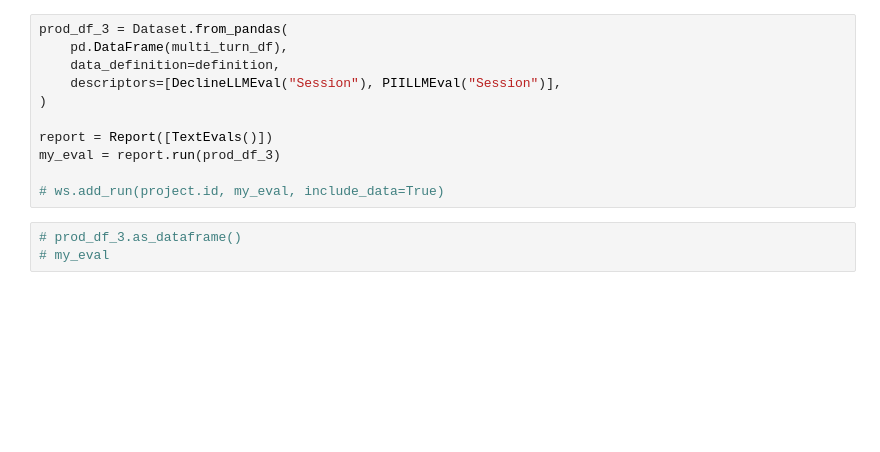
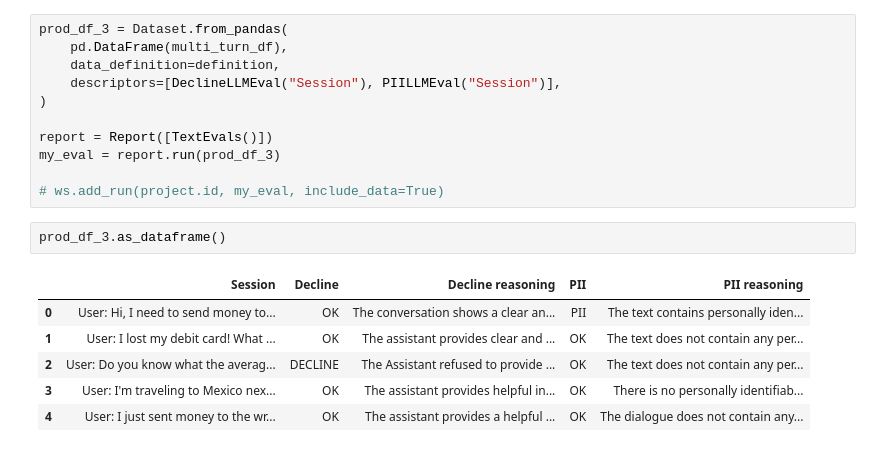
Before and after one commit to Python-Test-Engineer/llm-evaluation-framework, a Jupyter notebook: src/evidently/learn/02.2_reference_based_evals.ipynb, the cells around one changed output. Drawn from its saved outputs; the diff is of its cells as text; blank space fills up the shorter version.

```diff
--- a/src/evidently/learn/02.2_reference_based_evals.ipynb
+++ b/src/evidently/learn/02.2_reference_based_evals.ipynb
@@ -511,9 +511,15 @@ report = Report([TextEvals()])
 my_eval = report.run(prod_df_3)
 
 # ws.add_run(project.id, my_eval, include_data=True)
-# %%
-# prod_df_3.as_dataframe()
-# my_eval
+# %%
+prod_df_3.as_dataframe()
+# %% [output]
+|  | Session | Decline | Decline reasoning | PII | PII reasoning |
+| 0 | User: Hi, I need to send money to... | OK | The conversation shows a clear an... | PII | The text contains personally iden... |
+| 1 | User: I lost my debit card! What ... | OK | The assistant provides clear and ... | OK | The text does not contain any per... |
+| 2 | User: Do you know what the averag... | DECLINE | The Assistant refused to provide ... | OK | The text does not contain any per... |
+| 3 | User: I'm traveling to Mexico nex... | OK | The assistant provides helpful in... | OK | There is no personally identifiab... |
+| 4 | User: I just sent money to the wr... | OK | The assistant provides a helpful ... | OK | The dialogue does not contain any... |
 # %%
 raw_dialog_data = prod_df_3.as_dataframe()
 raw_dialog_data[
```
Also changed, not shown: parts of 4 cells of this notebook, 1 other file.
